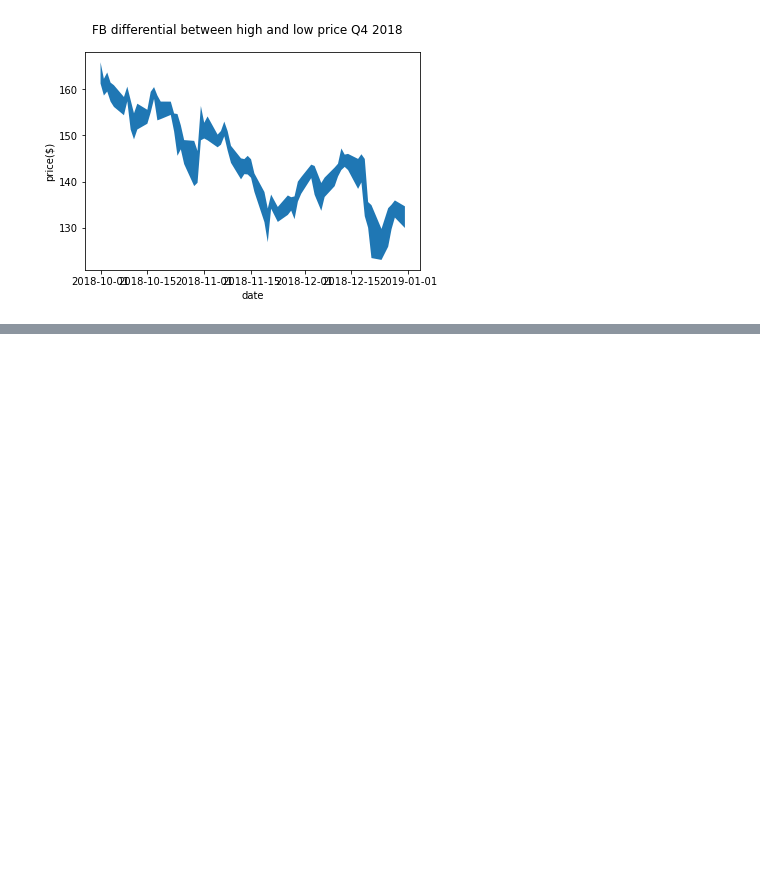
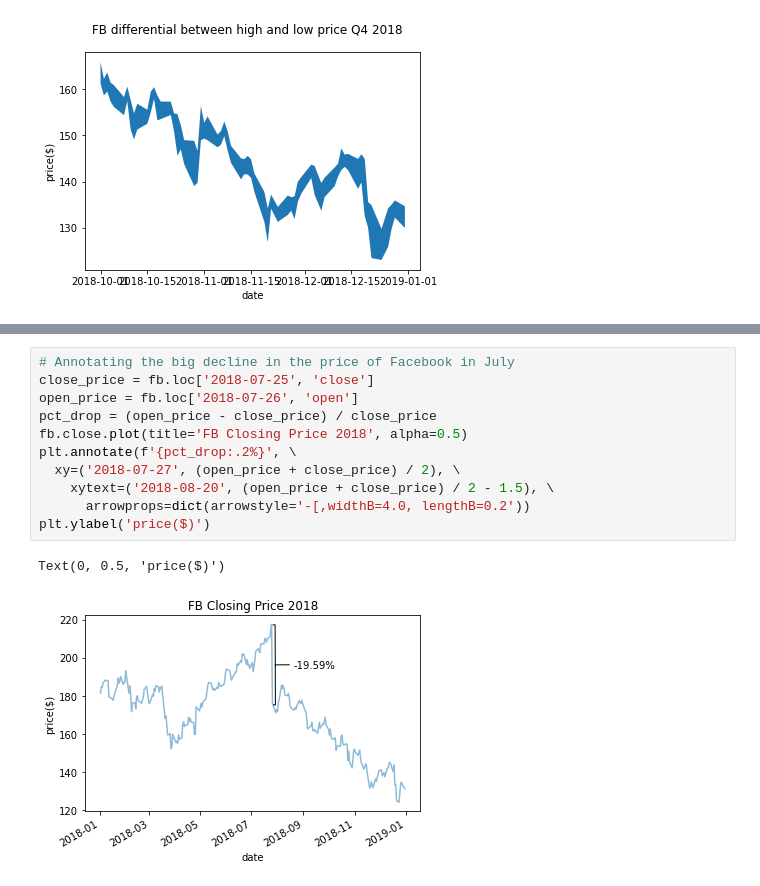
Before and after one commit to djzg/data_analysis_with_pandas, a Jupyter notebook: 06_plotting_with_seaborn_and_customization_techniques.ipynb, the cells around one changed output, grey strips where cells are left out. Saved outputs shown, nothing was run; the diff lists cells and outputs as text; blank space fills up the shorter version.

```diff
--- a/06_plotting_with_seaborn_and_customization_techniques.ipynb
+++ b/06_plotting_with_seaborn_and_customization_techniques.ipynb
@@ -396,0 +433,14 @@ Text(0.5, 0.98, 'FB differential between high and low price Q4 2018')
+# %%
+# Annotating the big decline in the price of Facebook in July
+close_price = fb.loc['2018-07-25', 'close']
+open_price = fb.loc['2018-07-26', 'open']
+pct_drop = (open_price - close_price) / close_price
+fb.close.plot(title='FB Closing Price 2018', alpha=0.5)
+plt.annotate(f'{pct_drop:.2%}', \
+  xy=('2018-07-27', (open_price + close_price) / 2), \
+    xytext=('2018-08-20', (open_price + close_price) / 2 - 1.5), \
+      arrowprops=dict(arrowstyle='-[,widthB=4.0, lengthB=0.2'))
+plt.ylabel('price($)')
+# %% [output]
+Text(0, 0.5, 'price($)')
+[figure, added]
```
Also changed, not shown: parts of 21 cells of this notebook, 5 other files.
